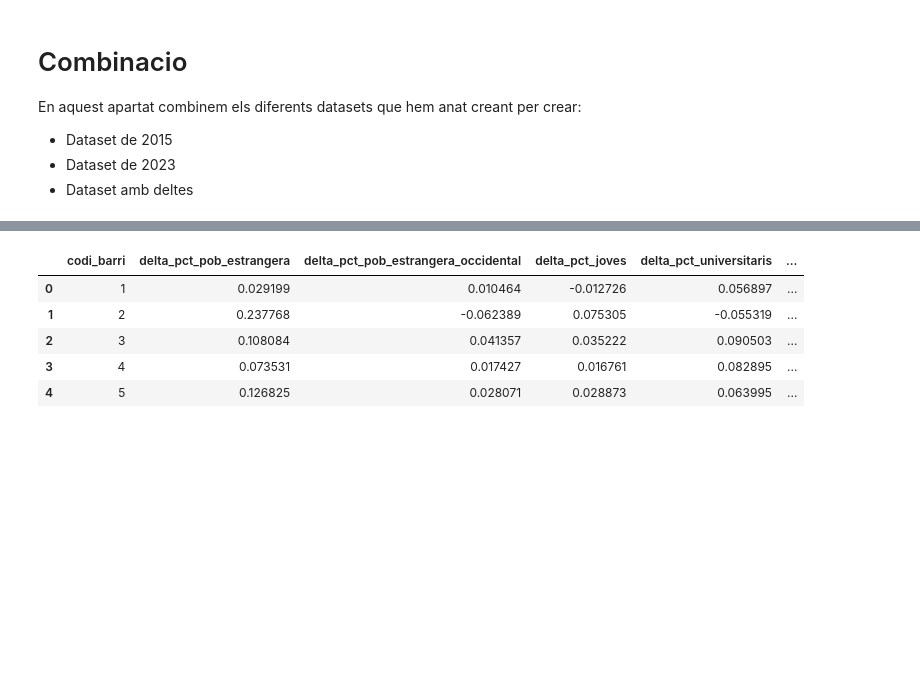
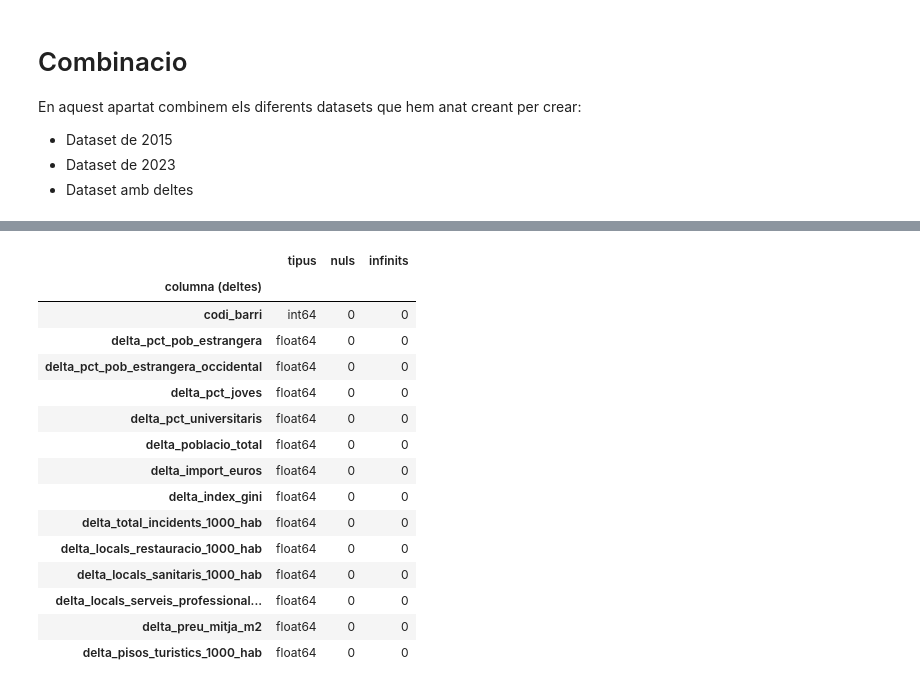
Before and after one commit to joseprau/tfm_gentrificacio_bcn, a Jupyter notebook: notebooks/feature_engineering.ipynb, the cells around one changed output, grey strips where cells are left out. Saved outputs shown, nothing was run; the diff lists cells and outputs as text; code cells hidden in the pictures; blank space fills up the shorter version.

```diff
--- a/notebooks/feature_engineering.ipynb
+++ b/notebooks/feature_engineering.ipynb
@@ -493,0 +522,3 @@ df_habitatges_concat.head()
+# %%
+df_habitatges_concat.loc[:, "pisos_turistics"] = df_habitatges_concat["pisos_turistics"].fillna(0)
+resum_estructura(df_habitatges_concat, "concat_net")
@@ -535,3 +551,0 @@ df_habitatges_join[df_habitatges_join["pisos_turistics"].isna()]
-# %%
-df_habitatges_join["pisos_turistics"] = df_habitatges_join["pisos_turistics"].fillna(0)
-df_habitatges_join.info()
@@ -600,12 +601,10 @@ df_habitatges_pivot.head()
 | 3 | 4 | 12.7 | 17.4 | 7.610824 | 7.758269 |
 | 4 | 5 | 10.9 | 16.1 | 10.872322 | 9.679388 |
 # %%
-deltes = ["preu_mitja_m2", "pisos_turistics_1000_hab"]
+hab_deltes_abs = ["preu_mitja_m2", "pisos_turistics_1000_hab"]
 
-for delta in deltes:
-    df_habitatges_pivot[f"delta_pct_{delta}"] = (df_habitatges_pivot[f"{delta}_2023"] - df_habitatges_pivot[f"{delta}_2015"]) / df_habitatges_pivot[f"{delta}_2015"]
-
-df_habitatges_pivot.head()
+df_habitatges_metriques = calcul_deltes_absouts(df_habitatges_pivot, hab_deltes_abs)
+df_habitatges_metriques.head()
 # %% [output]
 |  | codi_barri | preu_mitja_m2_2015 | preu_mitja_m2_2023 | pisos_turistics_1000_hab_2015 | pisos_turistics_1000_hab_2023 | ... |
 | 0 | 1 | 11.1 | 15.9 | 3.817603 | 4.641895 | ... |
@@ -615,6 +614,6 @@ df_habitatges_pivot.head()
 | 4 | 5 | 10.9 | 16.1 | 10.872322 | 9.679388 | ... |
 # %%
 # Ens quedem amb els deltas per al dataset
-habitatge_final = df_habitatges_pivot[[col for col in df_habitatges_pivot.columns if col.startswith("delta") or col == "codi_barri"]]
-habitatge_final.head()
+habitatge_final = df_habitatges_metriques[[col for col in df_habitatges_metriques.columns if col.startswith("delta") or col == "codi_barri"]]
+resum_estructura(habitatge_final, "habitatge_final")
 # %% [output]
@@ -664,17 +682,27 @@ df_2023.head()
 # %%
 # Conjunt de dades per 2015
 df_deltes = barris.merge(poblacio_final, on="codi_barri", how = "left")\
                 .merge(econs_final, on = "codi_barri", how = "left")\
                 .merge(urbanes_final, on = "codi_barri", how = "left")\
                 .merge(habitatge_final, on = "codi_barri")
-df_deltes.head()
+resum_estructura(df_deltes, "deltes")
 # %% [output]
-|  | codi_barri | delta_pct_pob_estrangera | delta_pct_pob_estrangera_occidental | delta_pct_joves | delta_pct_universitaris | ... |
-| 0 | 1 | 0.029199 | 0.010464 | -0.012726 | 0.056897 | ... |
-| 1 | 2 | 0.237768 | -0.062389 | 0.075305 | -0.055319 | ... |
-| 2 | 3 | 0.108084 | 0.041357 | 0.035222 | 0.090503 | ... |
-| 3 | 4 | 0.073531 | 0.017427 | 0.016761 | 0.082895 | ... |
-| 4 | 5 | 0.126825 | 0.028071 | 0.028873 | 0.063995 | ... |
+|  | tipus | nuls | infinits |
+| columna (deltes) |  |  |  |
+| codi_barri | int64 | 0 | 0 |
+| delta_pct_pob_estrangera | float64 | 0 | 0 |
+| delta_pct_pob_estrangera_occidental | float64 | 0 | 0 |
+| delta_pct_joves | float64 | 0 | 0 |
+| delta_pct_universitaris | float64 | 0 | 0 |
+| delta_poblacio_total | float64 | 0 | 0 |
+| delta_import_euros | float64 | 0 | 0 |
+| delta_index_gini | float64 | 0 | 0 |
+| delta_total_incidents_1000_hab | float64 | 0 | 0 |
+| delta_locals_restauracio_1000_hab | float64 | 0 | 0 |
+| delta_locals_sanitaris_1000_hab | float64 | 0 | 0 |
+| delta_locals_serveis_professional... | float64 | 0 | 0 |
+| delta_preu_mitja_m2 | float64 | 0 | 0 |
+| delta_pisos_turistics_1000_hab | float64 | 0 | 0 |
 # %%
 # Exportem datasets
 df_2015.to_csv("../data/modelling/df_2015.csv", index=False)
```
Also changed, not shown: parts of 43 cells of this notebook, 1 other file.
